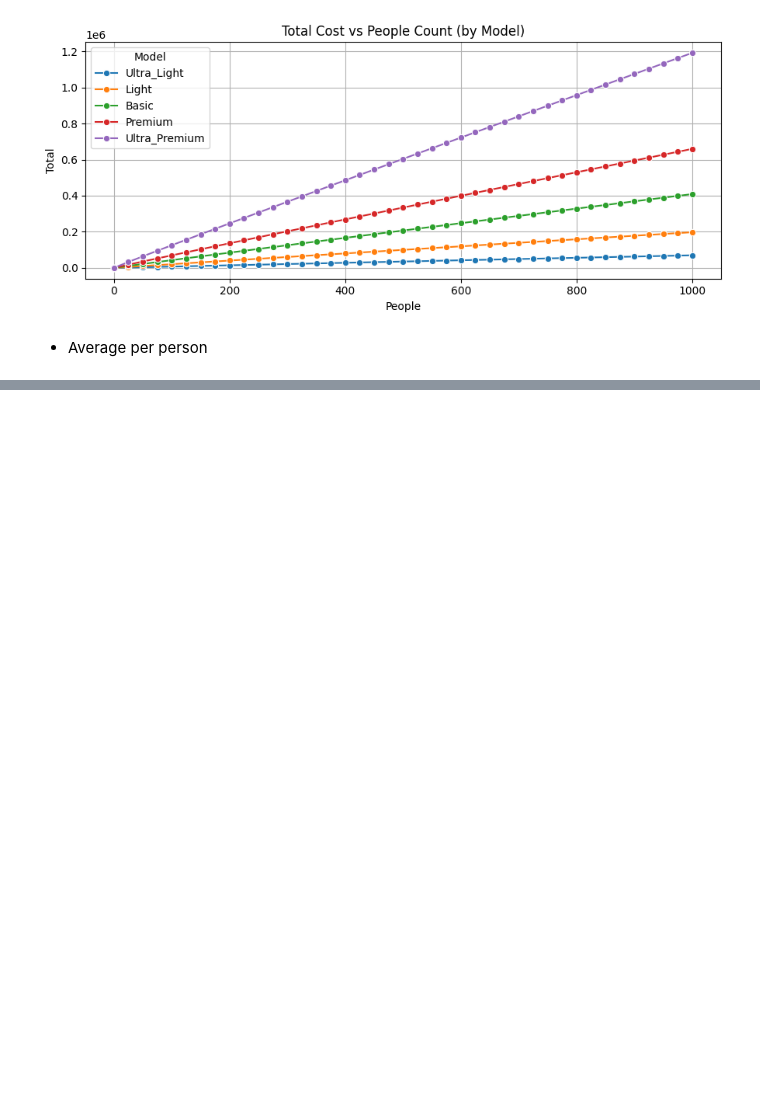
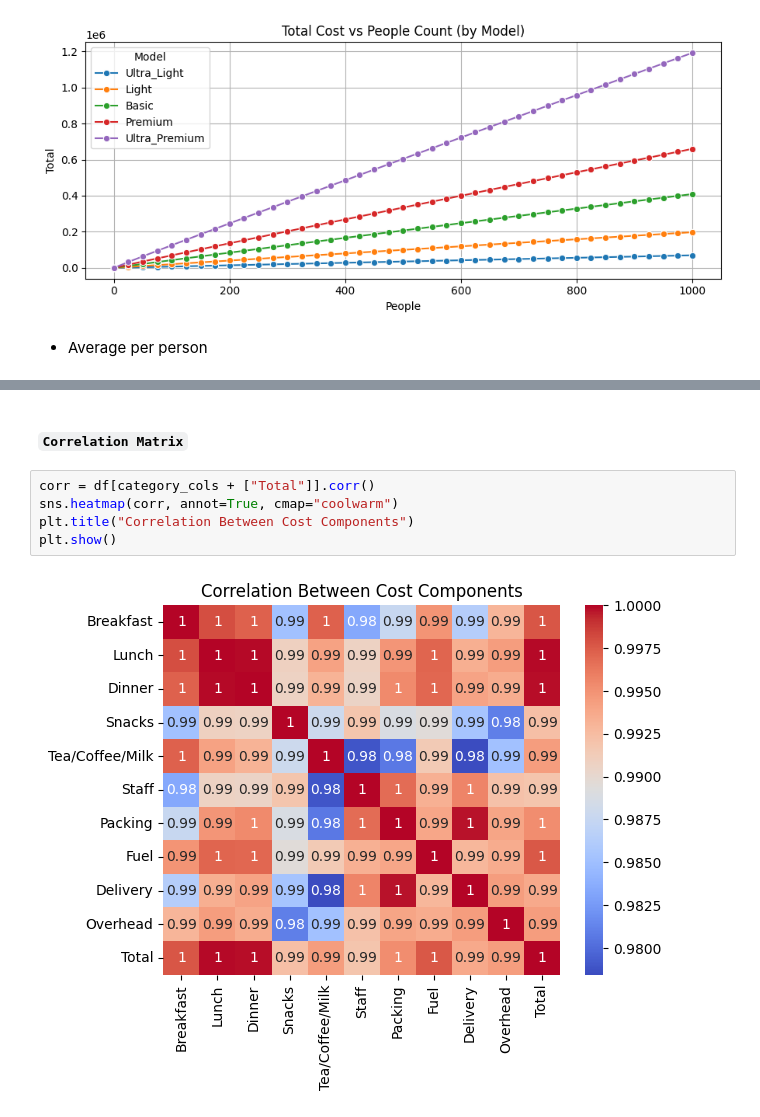
Before and after one commit to deanesh/kitchen-pooling-model, a Jupyter notebook: eda_kitchen_pooling_model.ipynb, the cells around one changed output, grey strips where cells are left out. Drawn from its saved outputs; the diff is of its cells as text; blank space fills up the shorter version.

```diff
--- a/eda_kitchen_pooling_model.ipynb
+++ b/eda_kitchen_pooling_model.ipynb
@@ -95,0 +139,9 @@ plt.show()
+# %% [markdown]
+##### `Correlation Matrix`
+# %%
+corr = df[category_cols + ["Total"]].corr()
+sns.heatmap(corr, annot=True, cmap="coolwarm")
+plt.title("Correlation Between Cost Components")
+plt.show()
+# %% [output]
+[figure, added]
```
Also changed, not shown: parts of 11 cells of this notebook, 1 other file.
